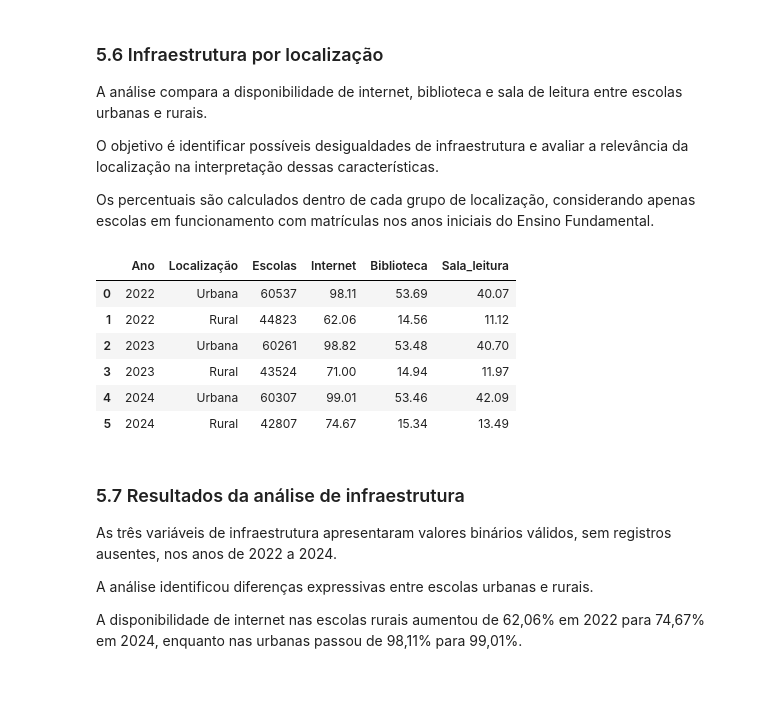
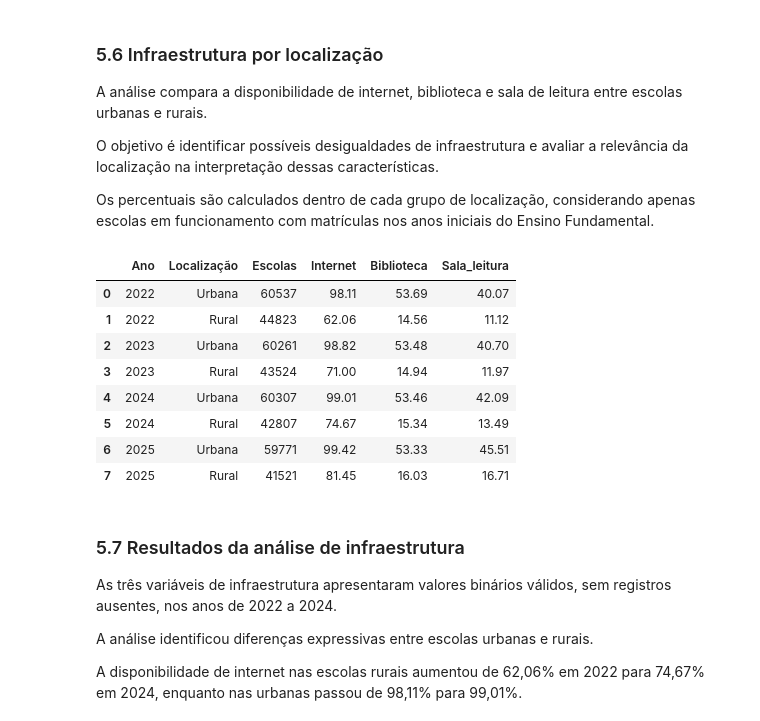
Before and after one commit to 1IAST-G29/tech-challenge-fase3, a Jupyter notebook: src/data/notebooks/eda_censo_escolar.ipynb, the cells around one changed output. Cells and saved outputs as stored; diff of their text form; code cells hidden in the pictures; blank space fills up the shorter version.

```diff
--- a/src/data/notebooks/eda_censo_escolar.ipynb
+++ b/src/data/notebooks/eda_censo_escolar.ipynb
@@ -227,7 +251,14 @@ posteriormente os critérios de seleção.
 # %%
 # Análise inicial dos registros, um ano por vez
 
-for arquivo in arquivos:
+arquivos_escolas = [
+    DADOS_DIR / "2022_microdados_ed_basica.csv",
+    DADOS_DIR / "2023_microdados_ed_basica.csv",
+    DADOS_DIR / "2024_microdados_ed_basica.csv",
+    DADOS_DIR / "2025_Tabela_Escola_V2.csv"
+]
+
+for arquivo in arquivos_escolas:
     ano = int(arquivo.name[:4])
 
     df = pd.read_csv(
@@ -904,27 +1303,68 @@ com matrículas nos anos iniciais do Ensino Fundamental.
 
 resultados_infra_localizacao = []
 
-for arquivo in arquivos:
-    ano = int(arquivo.name[:4])
+for ano in [2022, 2023, 2024, 2025]:
 
-    df = pd.read_csv(
-        arquivo,
-        sep=";",
-        encoding="latin1",
-        usecols=[
-            "TP_SITUACAO_FUNCIONAMENTO",
-            "TP_LOCALIZACAO",
-            "QT_MAT_FUND_AI",
-            *variaveis_infraestrutura
-        ],
-        low_memory=False
-    )
+    if ano < 2025:
+        # Até 2024: arquivo único por ano
+        arquivo = DADOS_DIR / f"{ano}_microdados_ed_basica.csv"
 
+        df = pd.read_csv(
+            arquivo,
+            sep=";",
+            encoding="latin1",
+            usecols=[
+                "TP_SITUACAO_FUNCIONAMENTO",
+                "TP_LOCALIZACAO",
+                "QT_MAT_FUND_AI",
+                *variaveis_infraestrutura
+            ],
+            low_memory=False
+        )
+
+    else:
+        # 2025: informações distribuídas em duas tabelas
+        df_escolas = pd.read_csv(
+            DADOS_DIR / "2025_Tabela_Escola_V2.csv",
+            sep=";",
+            encoding="latin1",
+            usecols=[
+                "CO_ENTIDADE",
+                "TP_SITUACAO_FUNCIONAMENTO",
+                "TP_LOCALIZACAO",
+                *variaveis_infraestrutura
+            ],
+            low_memory=False
+        )
+
+        df_matriculas = pd.read_csv(
+            DADOS_DIR / "2025_Tabela_Matricula_V2.csv",
+            sep=";",
+            encoding="latin1",
+            usecols=[
+                "CO_ENTIDADE",
+                "QT_MAT_FUND_AI"
+            ],
+            low_memory=False
+        )
+
+        # Integração por escola
+        df = df_escolas.merge(
+            df_matriculas,
+            on="CO_ENTIDADE",
+            how="left",
+            validate="one_to_one"
+        )
+
+        del df_escolas, df_matriculas
+
+    # Seleciona escolas ativas com matrículas nos anos iniciais
     df = df.loc[
         (df["TP_SITUACAO_FUNCIONAMENTO"] == 1) &
         (df["QT_MAT_FUND_AI"] > 0)
     ]
 
+    # Consolida os indicadores por localização
     resumo = (
         df.groupby("TP_LOCALIZACAO")
         .agg(
@@ -950,33 +1390,35 @@ df_infra_localizacao = pd.concat(
     ignore_index=True
 )
 
 df_infra_localizacao["Localização"] = (
     df_infra_localizacao["TP_LOCALIZACAO"].map({
         1: "Urbana",
         2: "Rural"
     })
 )
 
 display(
     df_infra_localizacao[
         [
             "Ano",
             "Localização",
             "Escolas",
             "Internet",
             "Biblioteca",
             "Sala_leitura"
         ]
     ]
 )
 # %% [output]
 |  | Ano | Localização | Escolas | Internet | Biblioteca | Sala_leitura |
 | 0 | 2022 | Urbana | 60537 | 98.11 | 53.69 | 40.07 |
 | 1 | 2022 | Rural | 44823 | 62.06 | 14.56 | 11.12 |
 | 2 | 2023 | Urbana | 60261 | 98.82 | 53.48 | 40.70 |
 | 3 | 2023 | Rural | 43524 | 71.00 | 14.94 | 11.97 |
 | 4 | 2024 | Urbana | 60307 | 99.01 | 53.46 | 42.09 |
 | 5 | 2024 | Rural | 42807 | 74.67 | 15.34 | 13.49 |
+| 6 | 2025 | Urbana | 59771 | 99.42 | 53.33 | 45.51 |
+| 7 | 2025 | Rural | 41521 | 81.45 | 16.03 | 16.71 |
 # %% [markdown]
 ### 5.7 Resultados da análise de infraestrutura
 
```
Also changed, not shown: parts of 48 cells of this notebook.
